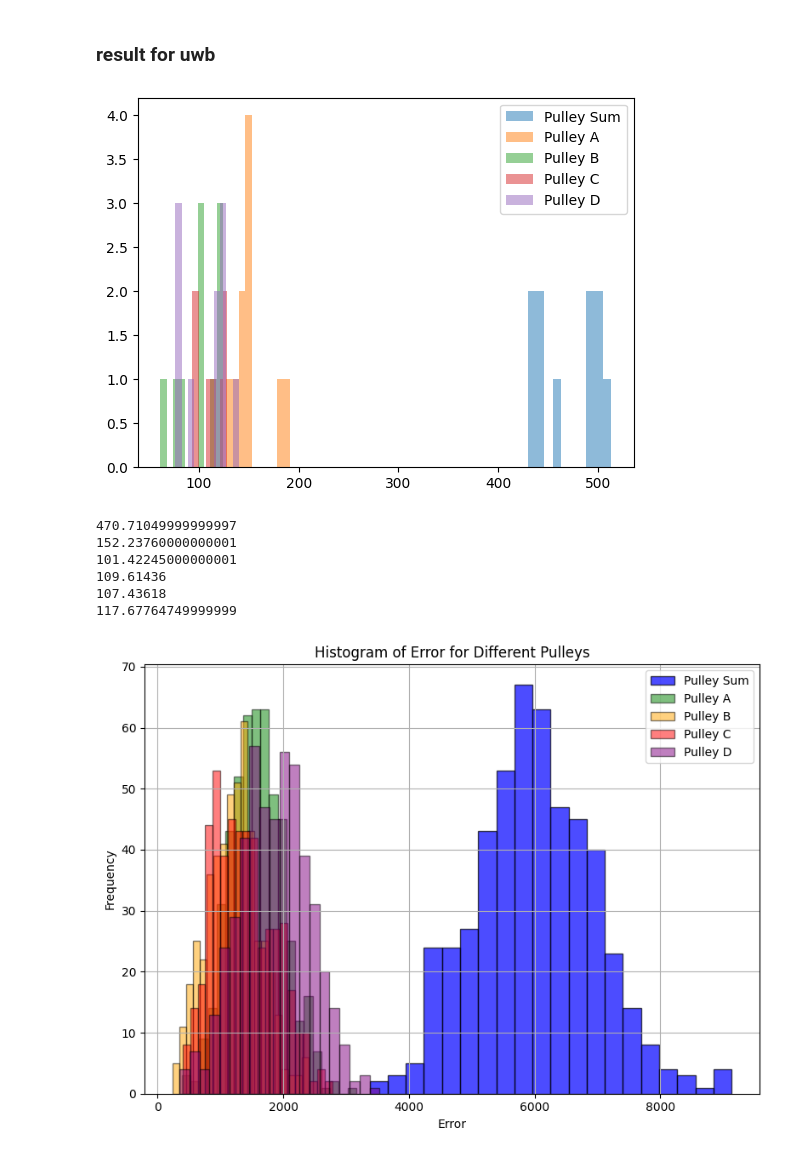
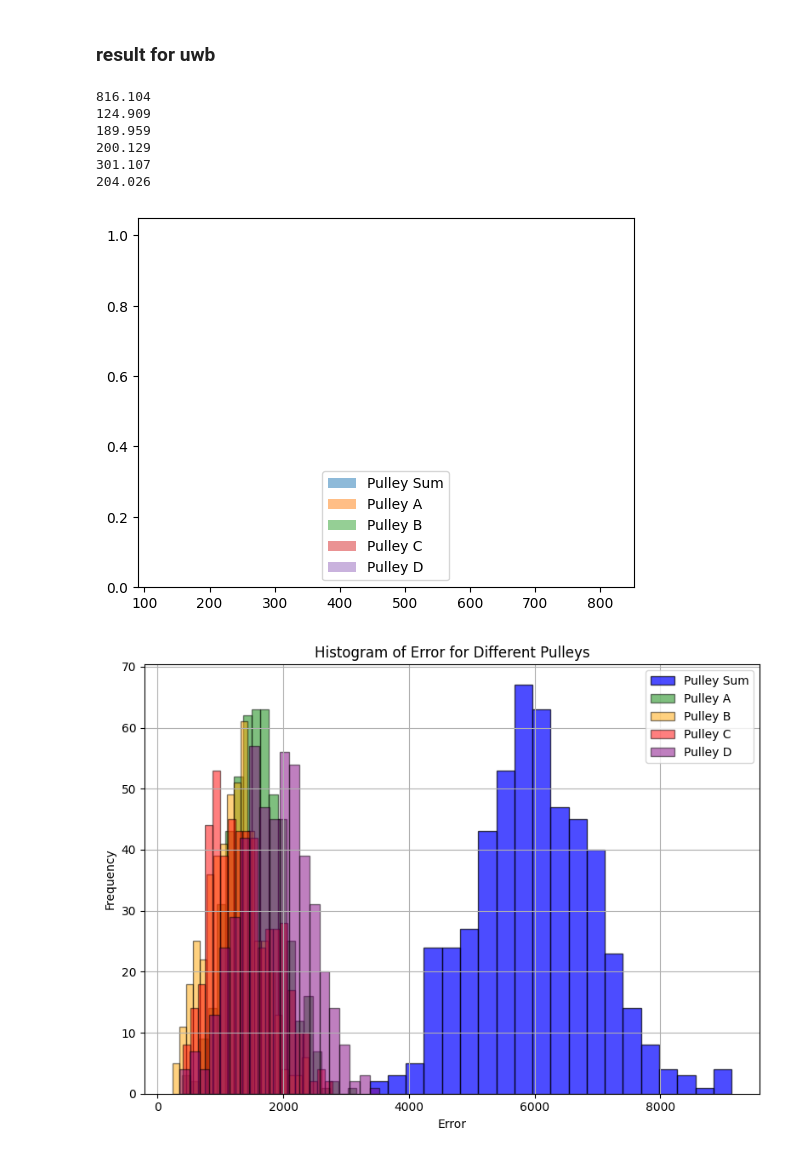
Before and after one commit to MohammadrezaDindarloo/ARASFactorSLAC, a Jupyter notebook: ArasFactor_long_cable_realdata_self_calibration_base/scampi_factor_graph/result/calibration_analysing.ipynb, the cells around one changed output. Cells and saved outputs as stored; diff of their text form; code cells hidden in the pictures.

Commit message:
self calibration in initial estimate completed

```diff
--- a/ArasFactor_long_cable_realdata_self_calibration_base/scampi_factor_graph/result/calibration_analysing.ipynb
+++ b/ArasFactor_long_cable_realdata_self_calibration_base/scampi_factor_graph/result/calibration_analysing.ipynb
@@ -11,44 +11,43 @@ direc = os.getcwd()
 # %% [markdown]
 ### result for uwb
 # %%
-cutoff = 600000
+cutoff = 10000
 rows = []
-with open(direc + "/calibration_result.csv", 'r') as file:
+with open(direc + "/probabilistic_calibration_result.csv", 'r') as file:
     csvreader = csv.reader(file)
     for row in csvreader:
         if float(row[4]) < cutoff:
             rows.append(row)
 error_pulley_a = [float(row[0]) for row in rows]
 error_pulley_b = [float(row[1]) for row in rows]
 error_pulley_c = [float(row[2]) for row in rows]
 error_pulley_d = [float(row[3]) for row in rows]
 error_pulley_sum = [float(row[4]) for row in rows]
 
 # Plot histograms with shading
 plt.hist(error_pulley_sum, alpha=0.5, label='Pulley Sum')
 plt.hist(error_pulley_a, alpha=0.5, label='Pulley A')
 plt.hist(error_pulley_b, alpha=0.5, label='Pulley B')
 plt.hist(error_pulley_c, alpha=0.5, label='Pulley C')
 plt.hist(error_pulley_d, alpha=0.5, label='Pulley D')
 
+print(np.mean(error_pulley_sum))
+print(np.mean(error_pulley_a))
+print(np.mean(error_pulley_b))
+print(np.mean(error_pulley_c))
+print(np.mean(error_pulley_d))
+print((np.mean(error_pulley_a)+np.mean(error_pulley_b)+np.mean(error_pulley_c)+np.mean(error_pulley_d))/4)
+
 plt.legend()  # Add legend
 plt.show()
 # %% [output]
+816.104
+124.909
+189.959
+200.129
+301.107
+204.026
-[figure, old version]
+[figure, new version]
-# %%
-print(np.mean(error_pulley_sum))
-print(np.mean(error_pulley_a))
-print(np.mean(error_pulley_b))
-print(np.mean(error_pulley_c))
-print(np.mean(error_pulley_d))
-print((np.mean(error_pulley_a)+np.mean(error_pulley_b)+np.mean(error_pulley_c)+np.mean(error_pulley_d))/4)
-# %% [output]
-470.71049999999997
-152.23760000000001
-101.42245000000001
-109.61436
-107.43618
-117.67764749999999
 # %%
 rows = []
 with open(direc + "/calibration_result_rigid.csv", 'r') as file:
```
Also changed, not shown: 13 other files.
